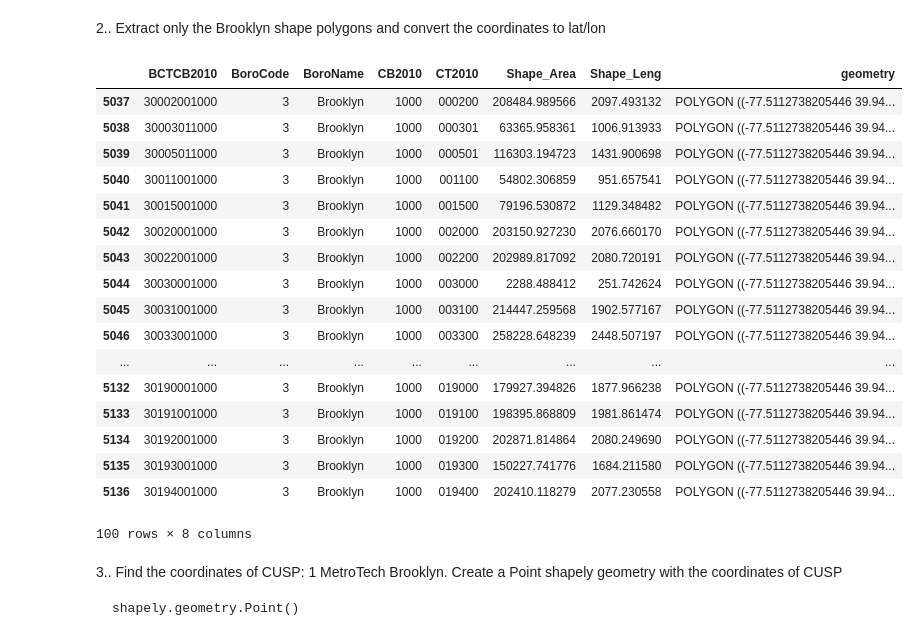
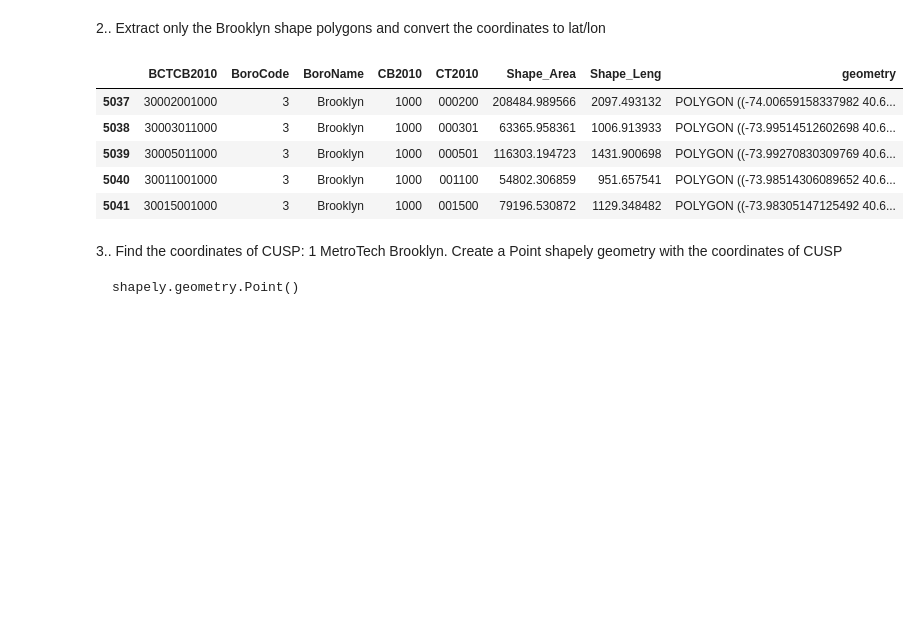
Before and after one commit to alephcero/PUI2016_fdg224, a Jupyter notebook: HW11_fdg224/HW11_1_fdg224.ipynb, the cells around one changed output. Drawn from its saved outputs; the diff is of its cells as text; code cells hidden in the pictures; blank space fills up the shorter version.

```diff
--- a/HW11_fdg224/HW11_1_fdg224.ipynb
+++ b/HW11_fdg224/HW11_1_fdg224.ipynb
@@ -62,29 +51,17 @@ coordinate = '+proj=longlat +ellps=WGS84 +datum=WGS84 + no_defs'
 # %%
 #change the projection system
 ct_brk = ct_shape.copy().loc[ct_shape.BoroName == 'Brooklyn',]
 ct_brk.crs = from_epsg(2263)
 #ct_brk = ct_brk.to_crs(coordinate)
 ct_brk.to_crs(epsg=4326, inplace=True)
-ct_brk.head(100)
+ct_brk.head()
 # %% [output]
 |  | BCTCB2010 | BoroCode | BoroName | CB2010 | CT2010 | Shape_Area | Shape_Leng | geometry |
-| 5037 | 30002001000 | 3 | Brooklyn | 1000 | 000200 | 208484.989566 | 2097.493132 | POLYGON ((-77.5112738205446 39.94... |
-| 5038 | 30003011000 | 3 | Brooklyn | 1000 | 000301 | 63365.958361 | 1006.913933 | POLYGON ((-77.5112738205446 39.94... |
-| 5039 | 30005011000 | 3 | Brooklyn | 1000 | 000501 | 116303.194723 | 1431.900698 | POLYGON ((-77.5112738205446 39.94... |
-| 5040 | 30011001000 | 3 | Brooklyn | 1000 | 001100 | 54802.306859 | 951.657541 | POLYGON ((-77.5112738205446 39.94... |
-| 5041 | 30015001000 | 3 | Brooklyn | 1000 | 001500 | 79196.530872 | 1129.348482 | POLYGON ((-77.5112738205446 39.94... |
-| 5042 | 30020001000 | 3 | Brooklyn | 1000 | 002000 | 203150.927230 | 2076.660170 | POLYGON ((-77.5112738205446 39.94... |
-| 5043 | 30022001000 | 3 | Brooklyn | 1000 | 002200 | 202989.817092 | 2080.720191 | POLYGON ((-77.5112738205446 39.94... |
-| 5044 | 30030001000 | 3 | Brooklyn | 1000 | 003000 | 2288.488412 | 251.742624 | POLYGON ((-77.5112738205446 39.94... |
-| 5045 | 30031001000 | 3 | Brooklyn | 1000 | 003100 | 214447.259568 | 1902.577167 | POLYGON ((-77.5112738205446 39.94... |
-| 5046 | 30033001000 | 3 | Brooklyn | 1000 | 003300 | 258228.648239 | 2448.507197 | POLYGON ((-77.5112738205446 39.94... |
-| ... | ... | ... | ... | ... | ... | ... | ... | ... |
-| 5132 | 30190001000 | 3 | Brooklyn | 1000 | 019000 | 179927.394826 | 1877.966238 | POLYGON ((-77.5112738205446 39.94... |
-| 5133 | 30191001000 | 3 | Brooklyn | 1000 | 019100 | 198395.868809 | 1981.861474 | POLYGON ((-77.5112738205446 39.94... |
-| 5134 | 30192001000 | 3 | Brooklyn | 1000 | 019200 | 202871.814864 | 2080.249690 | POLYGON ((-77.5112738205446 39.94... |
-| 5135 | 30193001000 | 3 | Brooklyn | 1000 | 019300 | 150227.741776 | 1684.211580 | POLYGON ((-77.5112738205446 39.94... |
-| 5136 | 30194001000 | 3 | Brooklyn | 1000 | 019400 | 202410.118279 | 2077.230558 | POLYGON ((-77.5112738205446 39.94... |
+| 5037 | 30002001000 | 3 | Brooklyn | 1000 | 000200 | 208484.989566 | 2097.493132 | POLYGON ((-74.00659158337982 40.6... |
+| 5038 | 30003011000 | 3 | Brooklyn | 1000 | 000301 | 63365.958361 | 1006.913933 | POLYGON ((-73.99514512602698 40.6... |
+| 5039 | 30005011000 | 3 | Brooklyn | 1000 | 000501 | 116303.194723 | 1431.900698 | POLYGON ((-73.99270830309769 40.6... |
+| 5040 | 30011001000 | 3 | Brooklyn | 1000 | 001100 | 54802.306859 | 951.657541 | POLYGON ((-73.98514306089652 40.6... |
+| 5041 | 30015001000 | 3 | Brooklyn | 1000 | 001500 | 79196.530872 | 1129.348482 | POLYGON ((-73.98305147125492 40.6... |
-100 rows × 8 columns
 # %%
 #ct_brk.loc[35383]
 # %% [markdown]
```
Also changed, not shown: parts of 9 cells of this notebook.
